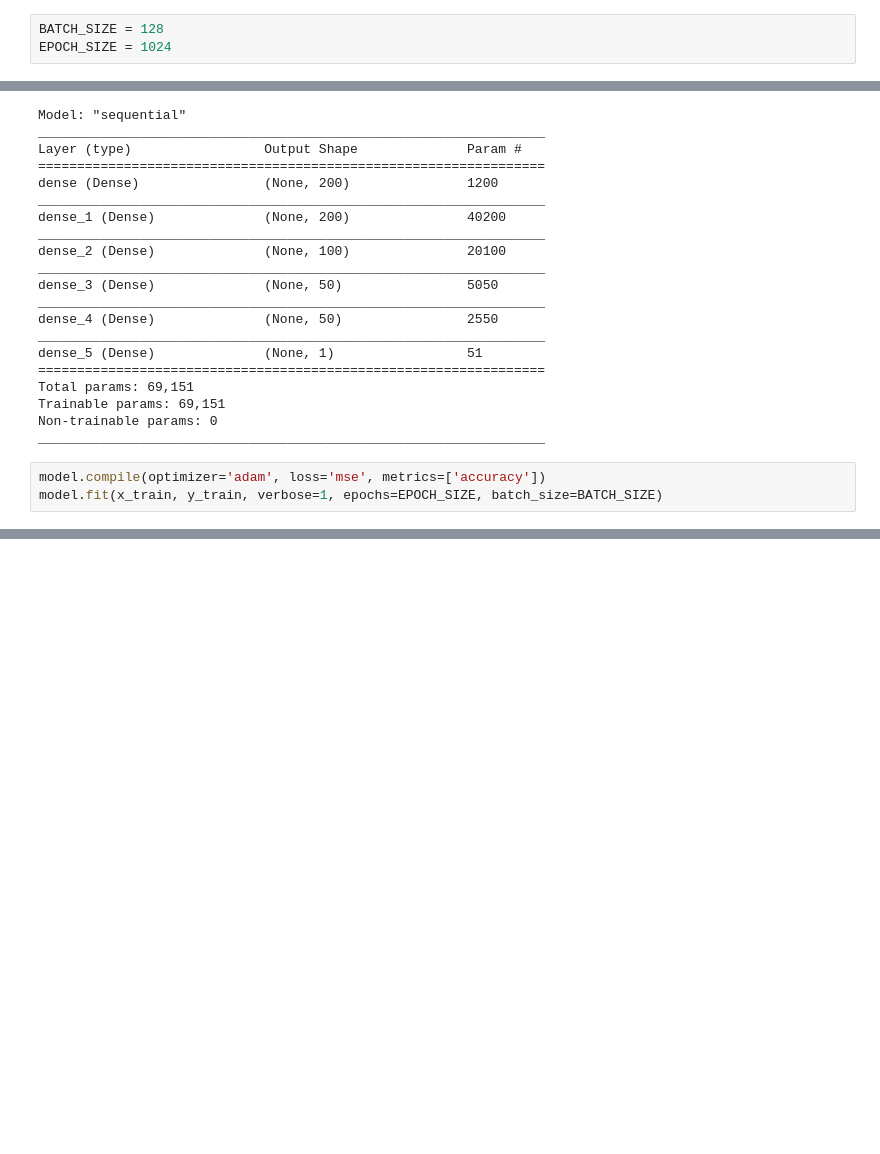
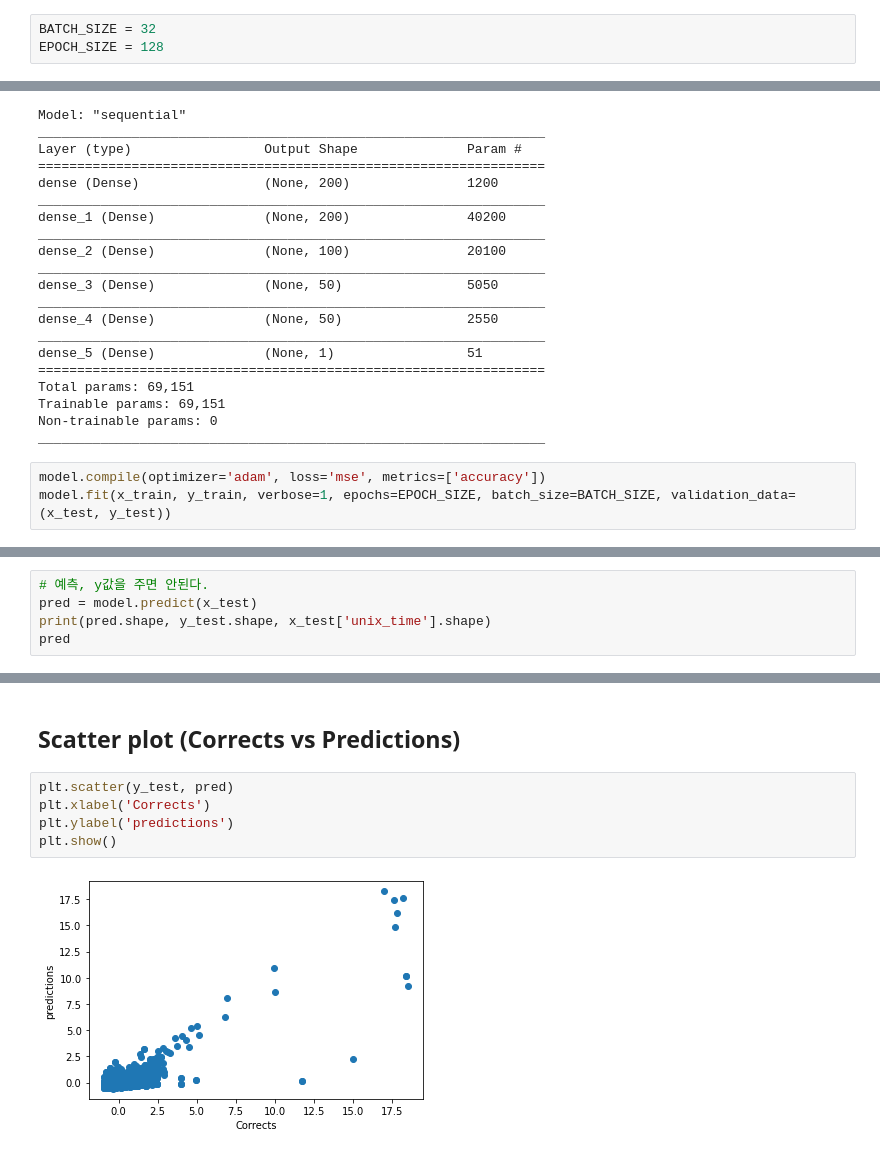
Before and after one commit to Aivyss/Seoul_air_quality_prediction, a Jupyter notebook: Seoul_Air_Quality_Prediction_(2015_2016)_sk_hg_hy.ipynb, the cells around one changed output, grey strips where cells are left out. Drawn from its saved outputs; the diff is of its cells as text; blank space fills up the shorter version.

Commit message:
update prediction (plot graph)

```diff
--- a/Seoul_Air_Quality_Prediction_(2015_2016)_sk_hg_hy.ipynb
+++ b/Seoul_Air_Quality_Prediction_(2015_2016)_sk_hg_hy.ipynb
@@ -389,8 +389,8 @@ y_test:  (5000,)
 # %% [markdown]
 ## Model Learning1
 # %%
-BATCH_SIZE = 128
-EPOCH_SIZE = 1024
+BATCH_SIZE = 32
+EPOCH_SIZE = 128
 # %%
 from keras.models import Sequential
 from keras.layers import Dense
@@ -426,5 +426,5 @@ Non-trainable params: 0
 _________________________________________________________________
 # %%
 model.compile(optimizer='adam', loss='mse', metrics=['accuracy'])
-model.fit(x_train, y_train, verbose=1, epochs=EPOCH_SIZE, batch_size=BATCH_SIZE)
+model.fit(x_train, y_train, verbose=1, epochs=EPOCH_SIZE, batch_size=BATCH_SIZE, validation_data=(x_test, y_test))
 # %% [output]
@@ -448,0 +451,5 @@ Epoch 1024/1024
+# %%
+# 예측, y값을 주면 안된다.
+pred = model.predict(x_test)
+print(pred.shape, y_test.shape, x_test['unix_time'].shape)
+pred
@@ -448,0 +465,9 @@ Epoch 1024/1024
+# %% [markdown]
+## Scatter plot (Corrects vs Predictions)
+# %%
+plt.scatter(y_test, pred)
+plt.xlabel('Corrects')
+plt.ylabel('predictions')
+plt.show()
+# %% [output]
+[figure, added]
```
Also changed, not shown: parts of 10 cells of this notebook.
